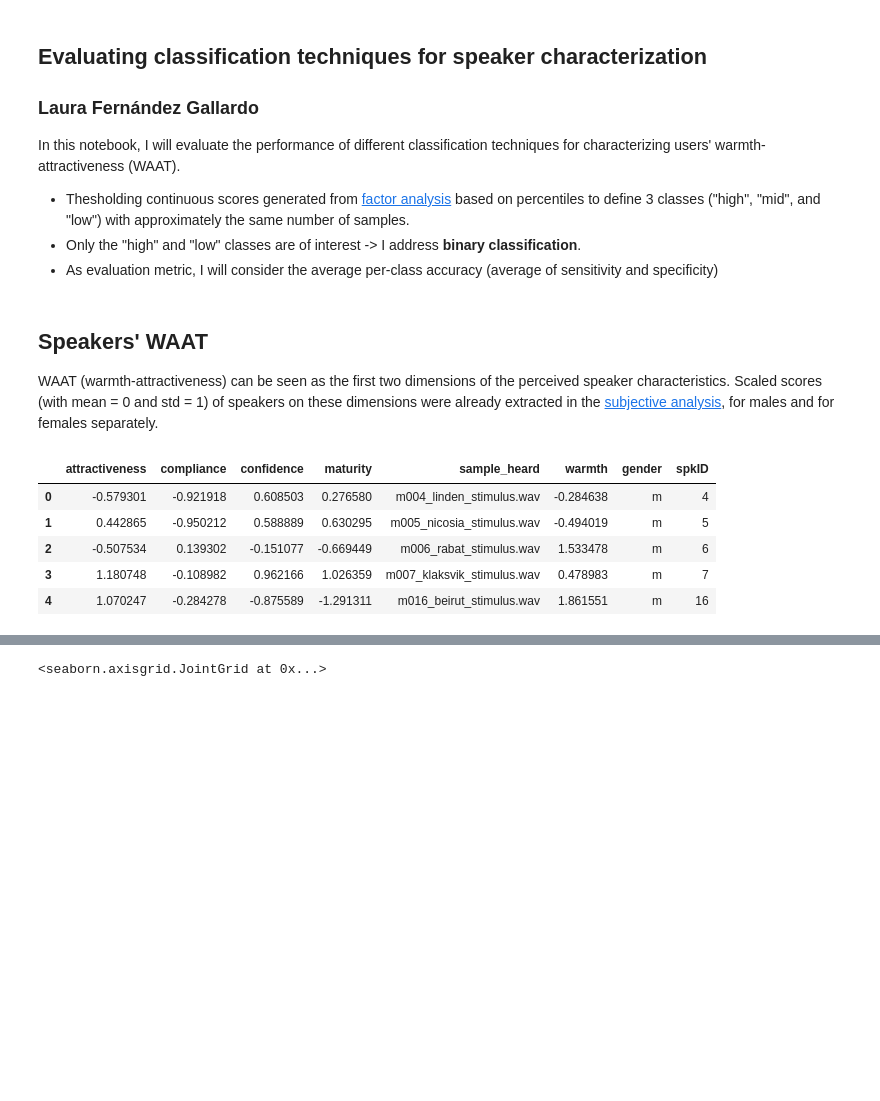
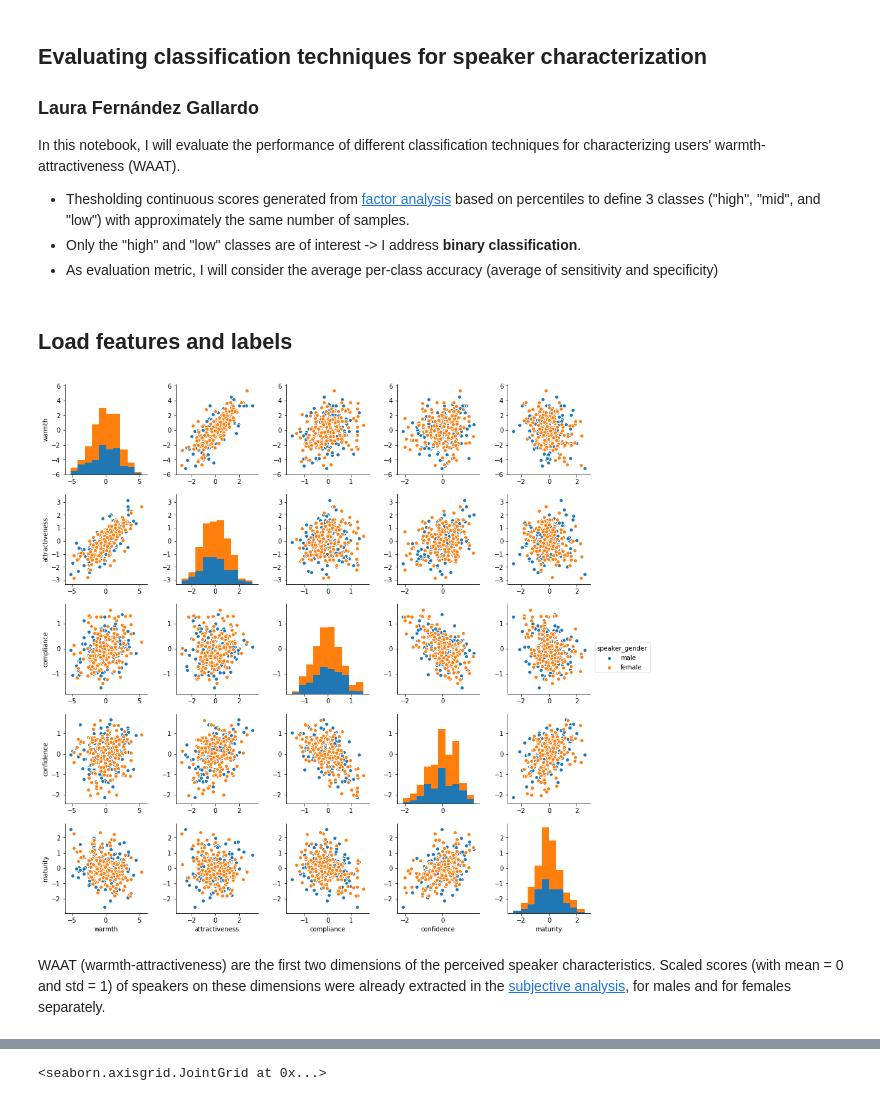
Before and after one commit to laufergall/ML_Speaker_Characteristics, a Jupyter notebook: classification/02_evaluating_classification_WAAT.ipynb, the cells around one changed output, grey strips where cells are left out. Drawn from its saved outputs; the diff is of its cells as text; code cells hidden in the pictures; blank space fills up the shorter version.

```diff
--- a/classification/02_evaluating_classification_WAAT.ipynb
+++ b/classification/02_evaluating_classification_WAAT.ipynb
@@ -33,3 +33,27 @@ import seaborn as sns
 # fix random seed for reproducibility
 seed = 2302
 np.random.seed(seed)
+# %% [markdown]
+## Load features and labels
+# %%
+path = 'https://raw.githubusercontent.com/laufergall/ML_Speaker_Characteristics/master/data/generated_data/'
+
+url = path + "feats_ratings_scores_train.csv"
+s = requests.get(url).content
+feats_ratings_scores_train = pd.read_csv(io.StringIO(s.decode('utf-8')))
+
+url = path + "feats_ratings_scores_test.csv"
+s = requests.get(url).content
+feats_ratings_scores_test = pd.read_csv(io.StringIO(s.decode('utf-8')))
+
+with open(r'..\data\generated_data\feats_names.txt') as f:
+    feats_names = f.readlines()
+feats_names = [x.strip().strip('\'') for x in feats_names]
+
+with open(r'..\data\generated_data\items_names.txt') as f:
+    items_names = f.readlines()
+items_names = [x.strip().strip('\'') for x in items_names]
+
+with open(r'..\data\generated_data\traits_names.txt') as f:
+    traits_names = f.readlines()
+traits_names = [x.strip().strip('\'') for x in traits_names]
@@ -36,37 +67,13 @@ np.random.seed(seed)
+# %%
+# pairplot of the 5 traits
+
+myfig = sns.pairplot(scores.drop('spkID', axis=1), hue='speaker_gender', hue_order=['male','female'])
+filename = r'\pairplot_traits_allspeakers.png'
+myfig.savefig(r'.\figures' + filename, bbox_inches = 'tight')
+# %% [output]
+[figure, added]
 # %% [markdown]
-## Speakers' WAAT
-
-WAAT (warmth-attractiveness) can be seen as the first two dimensions of the perceived speaker characteristics. Scaled scores (with mean = 0 and std = 1) of speakers on these dimensions were already extracted in the [subjective analysis](https://github.com/laufergall/Subjective_Speaker_Characteristics), for males and for females separately.
+WAAT (warmth-attractiveness) are the first two dimensions of the perceived speaker characteristics. Scaled scores (with mean = 0 and std = 1) of speakers on these dimensions were already extracted in the [subjective analysis](https://github.com/laufergall/Subjective_Speaker_Characteristics), for males and for females separately.
-# %%
-# load WAAT scores (averaged across listeners)
-
-path = "https://raw.githubusercontent.com/laufergall/Subjective_Speaker_Characteristics/master/data/generated_data/"
-
-url = path + "factorscores_malespk.csv"
-s = requests.get(url).content
-scores_m =pd.read_csv(io.StringIO(s.decode('utf-8')))
-
-url = path + "factorscores_femalespk.csv"
-s = requests.get(url).content
-scores_f =pd.read_csv(io.StringIO(s.decode('utf-8')))
-
-# rename dimensions
-scores_m.columns = ['sample_heard', 'warmth', 'attractiveness', 'confidence', 'compliance', 'maturity']
-scores_f.columns = ['sample_heard', 'warmth', 'attractiveness', 'compliance', 'confidence', 'maturity']
-
-# join male and feame scores
-scores = scores_m.append(scores_f)
-scores['gender'] = scores['sample_heard'].str.slice(0,1)
-scores['spkID'] = scores['sample_heard'].str.slice(1,4).astype('int')
-
-scores.head()
-# %% [output]
-|  | attractiveness | compliance | confidence | maturity | sample_heard | warmth | gender | spkID |
-| 0 | -0.579301 | -0.921918 | 0.608503 | 0.276580 | m004_linden_stimulus.wav | -0.284638 | m | 4 |
-| 1 | 0.442865 | -0.950212 | 0.588889 | 0.630295 | m005_nicosia_stimulus.wav | -0.494019 | m | 5 |
-| 2 | -0.507534 | 0.139302 | -0.151077 | -0.669449 | m006_rabat_stimulus.wav | 1.533478 | m | 6 |
-| 3 | 1.180748 | -0.108982 | 0.962166 | 1.026359 | m007_klaksvik_stimulus.wav | 0.478983 | m | 7 |
-| 4 | 1.070247 | -0.284278 | -0.875589 | -1.291311 | m016_beirut_stimulus.wav | 1.861551 | m | 16 |
 # %%
 # scatter plot
 
```
Also changed, not shown: parts of 13 cells of this notebook, 44 other files.
